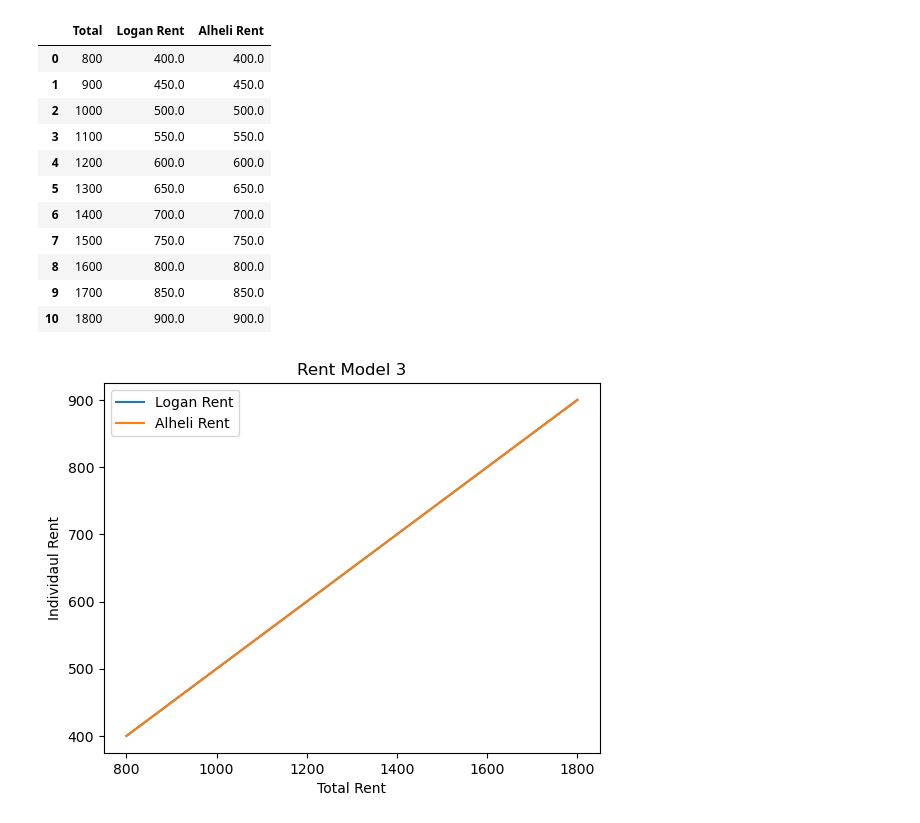
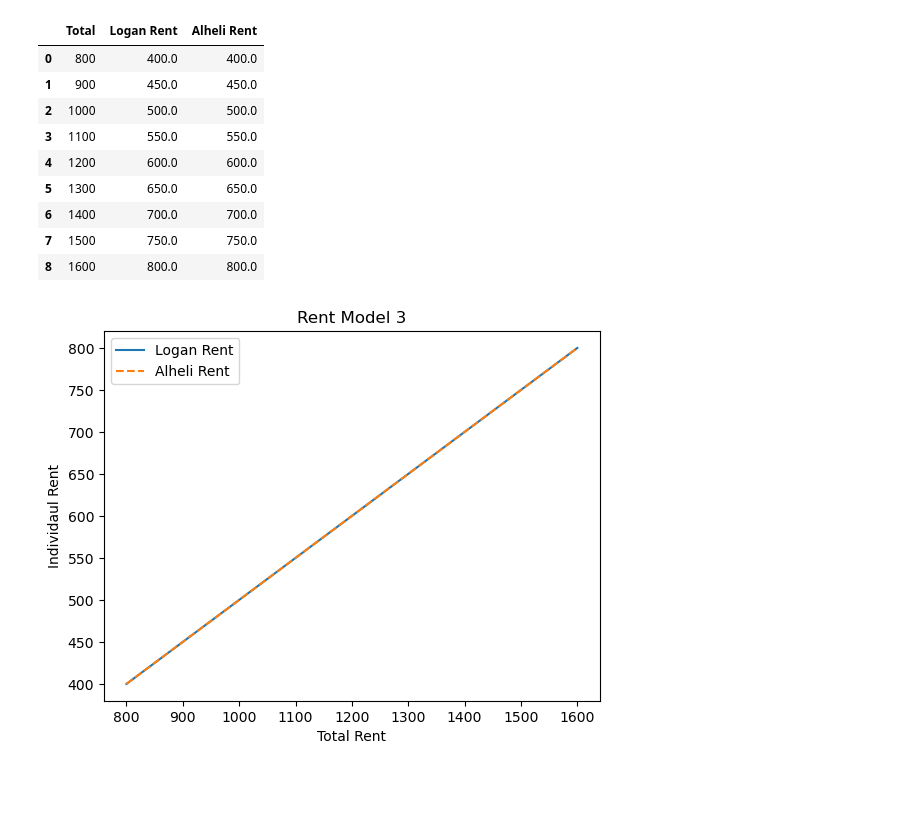
Before and after one commit to logancorrea/Intro-to-Data-Science, a Jupyter notebook: Untitled-1.ipynb, the cells around one changed output. Drawn from its saved outputs; the diff is of its cells as text; code cells hidden in the pictures; blank space fills up the shorter version.

```diff
--- a/Untitled-1.ipynb
+++ b/Untitled-1.ipynb
@@ -26,7 +26,7 @@ rent1(total,logan_max,alheli_max)
 
 
 total_rent_prices = []
-for total in range(800, total+300, 100):
+for total in range(800, total+100, 100):
     logan_rent, alheli_rent = rent1(total, logan_max, alheli_max)
     total_rent_prices.append({'Total': total, 'Logan Rent': logan_rent, 'Alheli Rent': alheli_rent})
 
@@ -34,7 +34,7 @@ df_rent_prices = pd.DataFrame(total_rent_prices)
 display(df_rent_prices)
 
 plt.plot(df_rent_prices['Total'], df_rent_prices['Logan Rent'], label='Logan Rent')
-plt.plot(df_rent_prices['Total'], df_rent_prices['Alheli Rent'], label='Alheli Rent')
+plt.plot(df_rent_prices['Total'], df_rent_prices['Alheli Rent'], linestyle = '--', label='Alheli Rent')
 plt.title('Rent Model 1')
 plt.xlabel('Total Rent')
 plt.ylabel('Individaul Rent')
@@ -73,7 +71,7 @@ def rent2(total,logan_max,alheli_max):
 rent3(total,logan_max,alheli_max)
 
 total_rent_prices = []
-for total in range(800, total+300, 100):
+for total in range(800, total+100, 100):
     logan_rent, alheli_rent = rent2(total, logan_max, alheli_max)
     total_rent_prices.append({'Total': total, 'Logan Rent': logan_rent, 'Alheli Rent': alheli_rent})
 
@@ -81,7 +79,7 @@ df_rent_prices = pd.DataFrame(total_rent_prices)
 display(df_rent_prices)
 
 plt.plot(df_rent_prices['Total'], df_rent_prices['Logan Rent'], label='Logan Rent')
-plt.plot(df_rent_prices['Total'], df_rent_prices['Alheli Rent'], label='Alheli Rent')
+plt.plot(df_rent_prices['Total'], df_rent_prices['Alheli Rent'], linestyle = '--', label='Alheli Rent')
 plt.title('Rent Model 2')
 plt.xlabel('Total Rent')
 plt.ylabel('Individaul Rent')
@@ -113,35 +109,33 @@ def rent3(total,logan_max,alheli_max):
     alheli_rent = total/2
 
     return logan_rent , alheli_rent
 
 rent4(total,logan_max,alheli_max)
 
 total_rent_prices = []
-for total in range(800, total+300, 100):
+for total in range(800, total+100, 100):
     logan_rent, alheli_rent = rent3(total, logan_max, alheli_max)
     total_rent_prices.append({'Total': total, 'Logan Rent': logan_rent, 'Alheli Rent': alheli_rent})
 
 df_rent_prices = pd.DataFrame(total_rent_prices)
 display(df_rent_prices)
 
 plt.plot(df_rent_prices['Total'], df_rent_prices['Logan Rent'], label='Logan Rent')
-plt.plot(df_rent_prices['Total'], df_rent_prices['Alheli Rent'], label='Alheli Rent')
+plt.plot(df_rent_prices['Total'], df_rent_prices['Alheli Rent'], linestyle = '--', label='Alheli Rent')
 plt.title('Rent Model 3')
 plt.xlabel('Total Rent')
 plt.ylabel('Individaul Rent')
 plt.legend()
 plt.show()
 # %% [output]
 |  | Total | Logan Rent | Alheli Rent |
 | 0 | 800 | 400.0 | 400.0 |
 | 1 | 900 | 450.0 | 450.0 |
 | 2 | 1000 | 500.0 | 500.0 |
 | 3 | 1100 | 550.0 | 550.0 |
 | 4 | 1200 | 600.0 | 600.0 |
 | 5 | 1300 | 650.0 | 650.0 |
 | 6 | 1400 | 700.0 | 700.0 |
 | 7 | 1500 | 750.0 | 750.0 |
 | 8 | 1600 | 800.0 | 800.0 |
-| 9 | 1700 | 850.0 | 850.0 |
-| 10 | 1800 | 900.0 | 900.0 |
-[figure, old version]
+[figure, new version]
```
Also changed, not shown: parts of 2 cells of this notebook.
